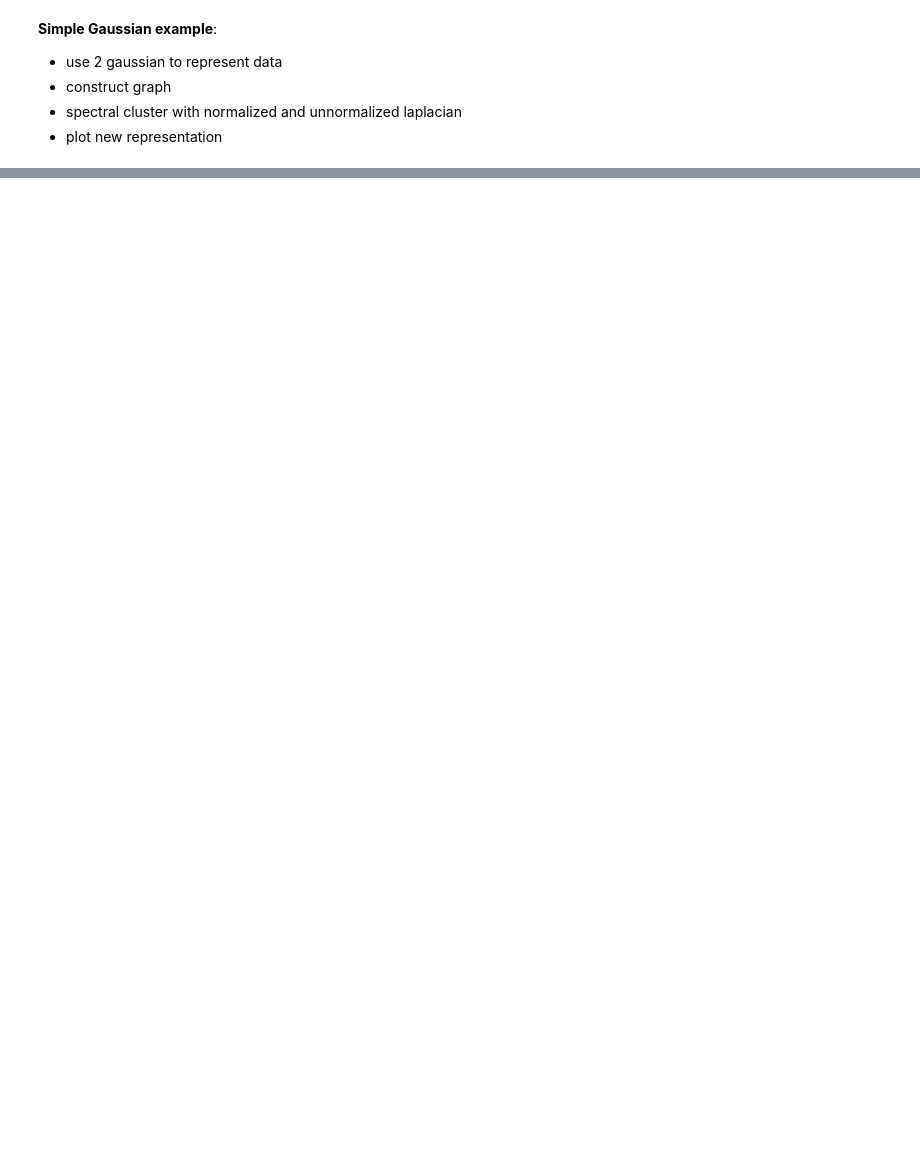
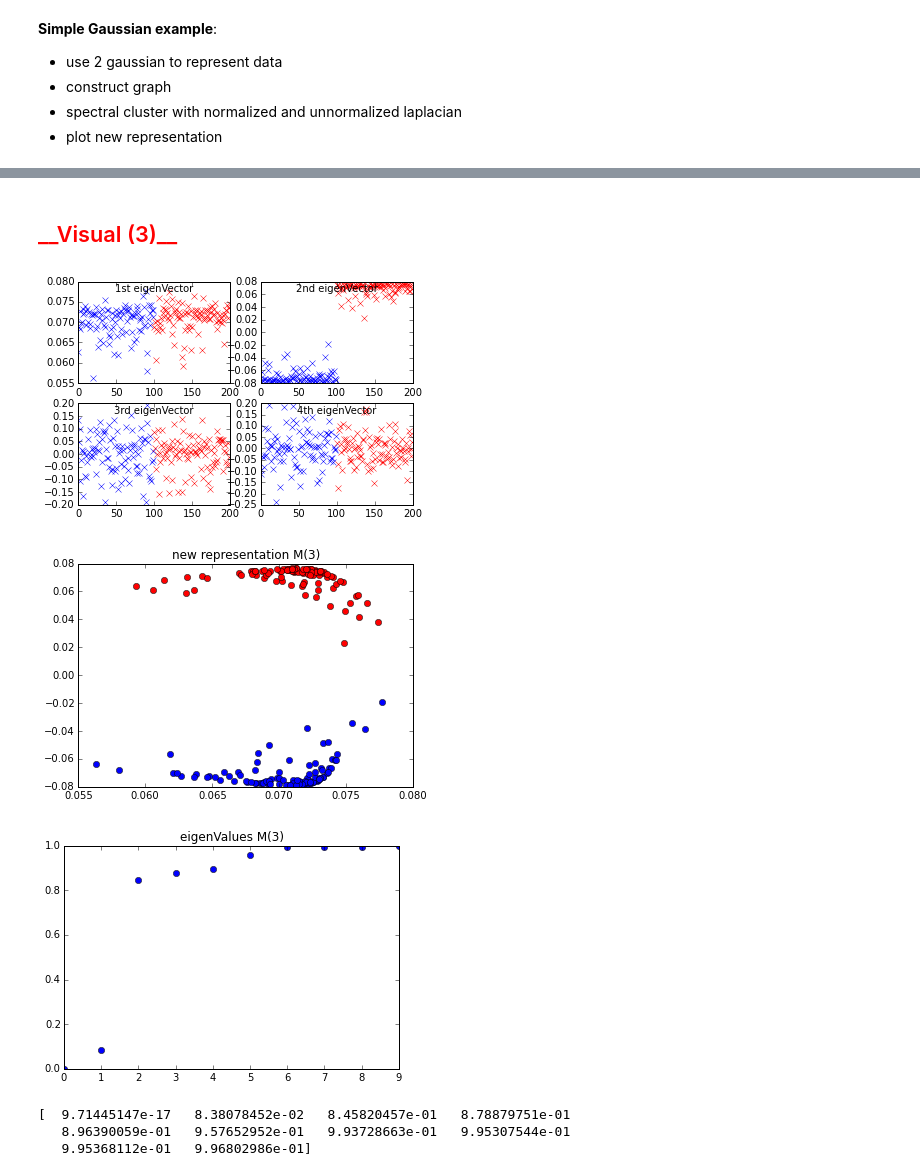
Before and after one commit to babakahmadi/Thesis, a Jupyter notebook: implementation/ Simple Gaussian example.ipynb, the cells around one changed output, grey strips where cells are left out. Cells and saved outputs as stored; diff of their text form; code cells hidden in the pictures; blank space fills up the shorter version.

```diff
--- a/implementation/ Simple Gaussian example.ipynb
+++ b/implementation/ Simple Gaussian example.ipynb
@@ -228,0 +141,14 @@ plt.plot()
+# %%
+def normalized3(W,D,L):
+    N = W.shape[0]
+    d = np.diag(D)
+    d1 = 1/np.sqrt(d)
+    D1 = np.diag(d1)
+    Lsym = np.dot(np.dot(D1,L),D1)
+
+    eigenValues , eigenVectors = np.linalg.eig(Lsym)
+    eigenValues = eigenValues.real
+    idx = eigenValues.argsort()
+    eigenValues = eigenValues[idx]
+    eigenVectors = eigenVectors[:,idx]
+    return eigenValues,eigenVectors
@@ -228,0 +237,13 @@ plt.plot()
+# %% [markdown]
+<h2 style="color:red">__Visual (3)__</h2>
+# %%
+W,D,L = constructMatrix(x,y,label)
+eigenValues,eigenVectors = normalized3(W,D,L)
+eigPlot(eigenValues,eigenVectors,label,'M(3)')
+# %% [output]
+[figure, added]
+[figure, added]
+[figure, added]
+[  9.71445147e-17   8.38078452e-02   8.45820457e-01   8.78879751e-01
+   8.96390059e-01   9.57652952e-01   9.93728663e-01   9.95307544e-01
+   9.95368112e-01   9.96802986e-01]
```
Also changed, not shown: parts of 36 cells of this notebook, 34 other files.
